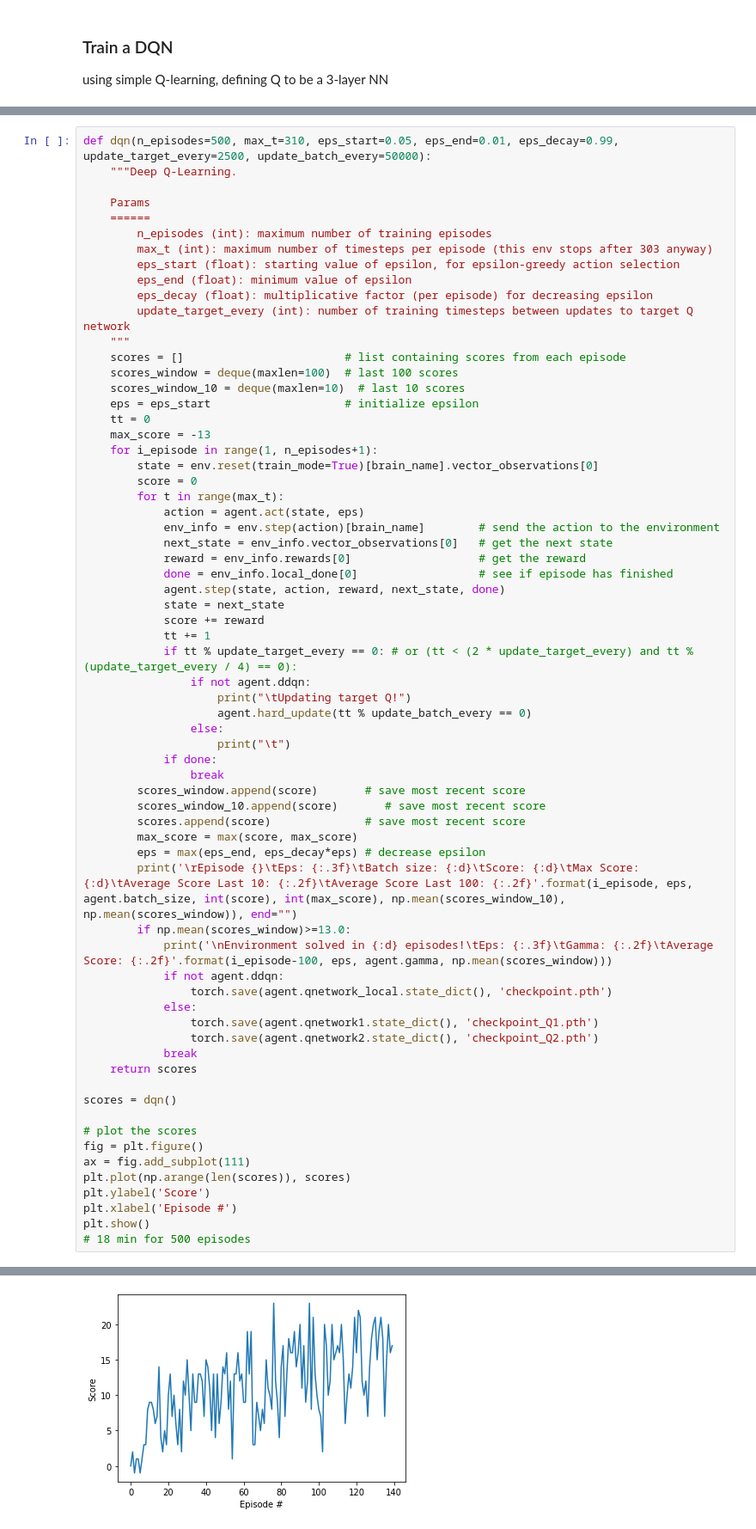
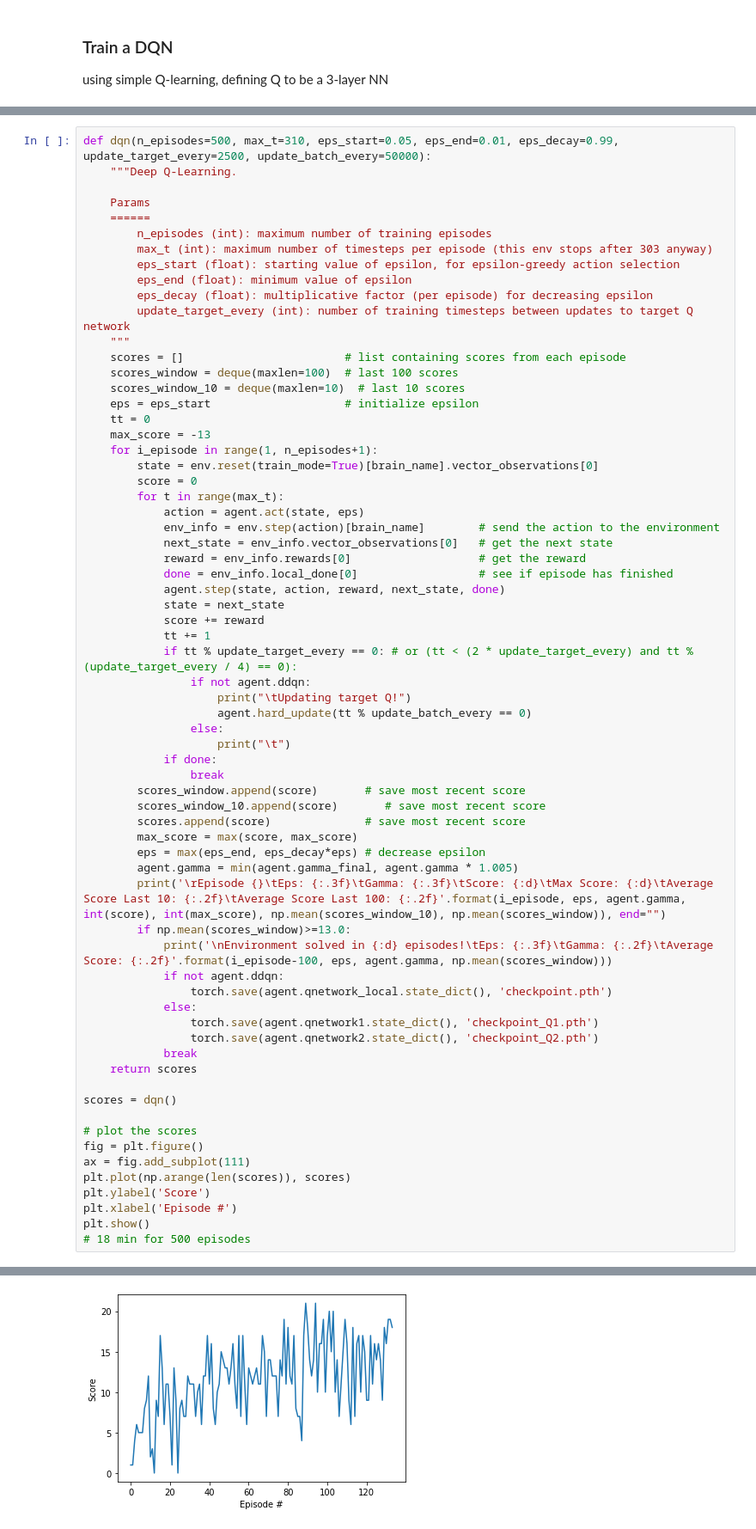
Before and after one commit to aaholmes/navigation, a Jupyter notebook: Navigation_Double.ipynb, the cells around one changed output, grey strips where cells are left out. Shown: that part at 86% size. Saved outputs shown, nothing was run; the diff lists cells and outputs as text.

Commit message:
Change gamma schedule for double-DQN; solves in 34 episodes

```diff
--- a/Navigation_Double.ipynb
+++ b/Navigation_Double.ipynb
@@ -153,7 +153,8 @@ def dqn(n_episodes=500, max_t=310, eps_start=0.05, eps_end=0.01, eps_decay=0.99,
         scores.append(score)              # save most recent score
         max_score = max(score, max_score)
         eps = max(eps_end, eps_decay*eps) # decrease epsilon
-        print('\rEpisode {}\tEps: {:.3f}\tBatch size: {:d}\tScore: {:d}\tMax Score: {:d}\tAverage Score Last 10: {:.2f}\tAverage Score Last 100: {:.2f}'.format(i_episode, eps, agent.batch_size, int(score), int(max_score), np.mean(scores_window_10), np.mean(scores_window)), end="")
+        agent.gamma = min(agent.gamma_final, agent.gamma * 1.005)
+        print('\rEpisode {}\tEps: {:.3f}\tGamma: {:.3f}\tScore: {:d}\tMax Score: {:d}\tAverage Score Last 10: {:.2f}\tAverage Score Last 100: {:.2f}'.format(i_episode, eps, agent.gamma, int(score), int(max_score), np.mean(scores_window_10), np.mean(scores_window)), end="")
         if np.mean(scores_window)>=13.0:
             print('\nEnvironment solved in {:d} episodes!\tEps: {:.3f}\tGamma: {:.2f}\tAverage Score: {:.2f}'.format(i_episode-100, eps, agent.gamma, np.mean(scores_window)))
             if not agent.ddqn:
@@ -196 +197 @@ Environment solved in 40 episodes!      Eps: 0.012      Gamma: 0.95     Average
-[figure, old version]
+[figure, new version]
```
Also changed, not shown: parts of 2 cells of this notebook, 1 other file.
